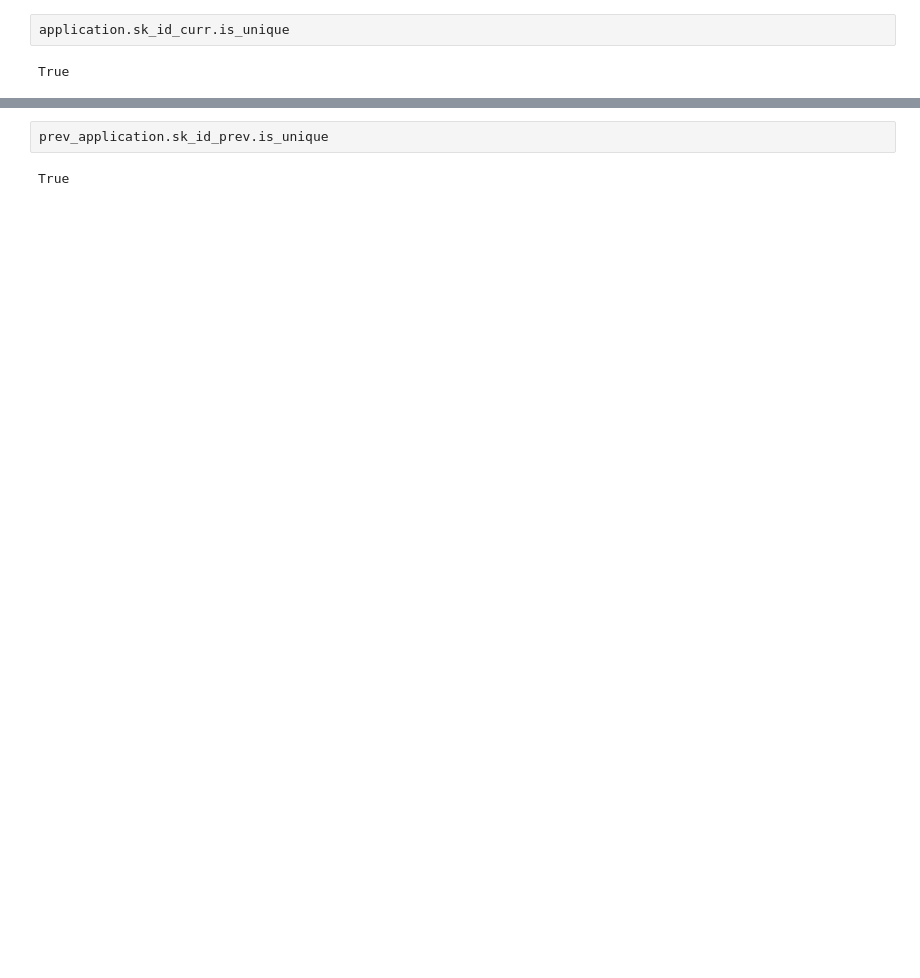
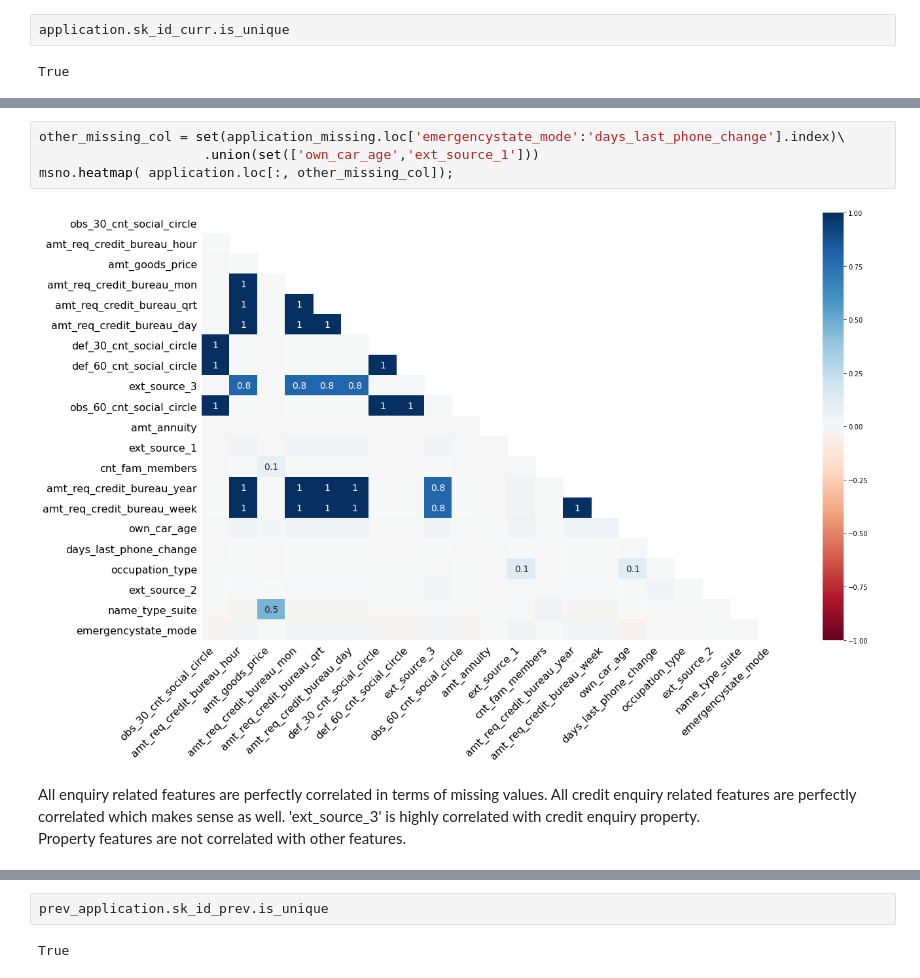
Before and after one commit to rohanML/Springboard, a Jupyter notebook: home_credit_default_risk/notebooks/01_Data_Wrangling.ipynb, the cells around one changed output, grey strips where cells are left out. Saved outputs shown, nothing was run; the diff lists cells and outputs as text; blank space fills up the shorter version.

```diff
--- a/home_credit_default_risk/notebooks/01_Data_Wrangling.ipynb
+++ b/home_credit_default_risk/notebooks/01_Data_Wrangling.ipynb
@@ -66,0 +181,9 @@ True
+# %%
+other_missing_col = set(application_missing.loc['emergencystate_mode':'days_last_phone_change'].index)\
+                     .union(set(['own_car_age','ext_source_1']))
+msno.heatmap( application.loc[:, other_missing_col]);
+# %% [output]
+[figure, added]
+# %% [markdown]
+All enquiry related features are perfectly correlated in terms of missing values. All credit enquiry related features are perfectly correlated which makes sense as well. 'ext_source_3' is highly correlated with credit enquiry property.
+Property features are not correlated with other features.
```
Also changed, not shown: parts of 274 cells of this notebook.
